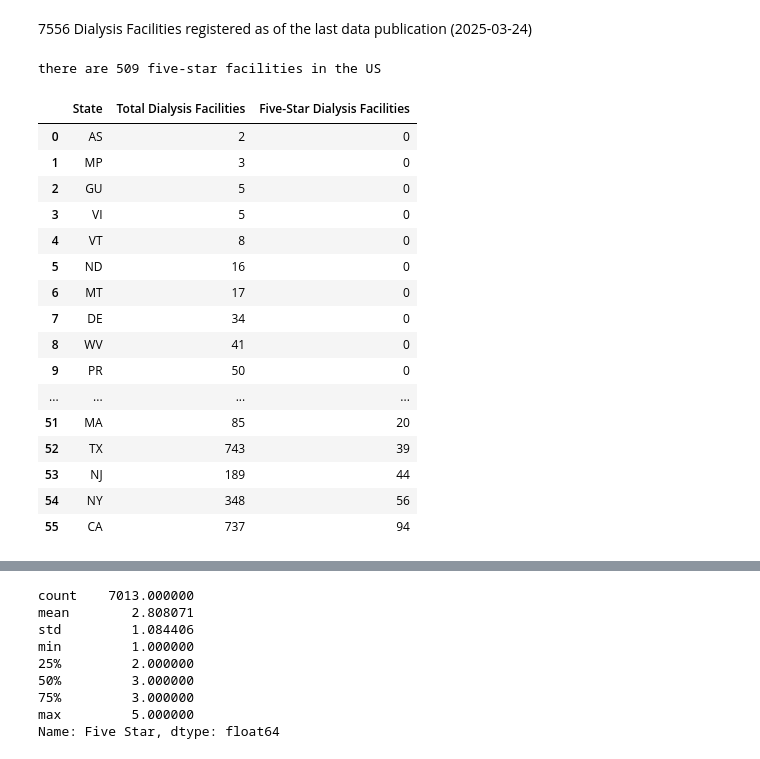
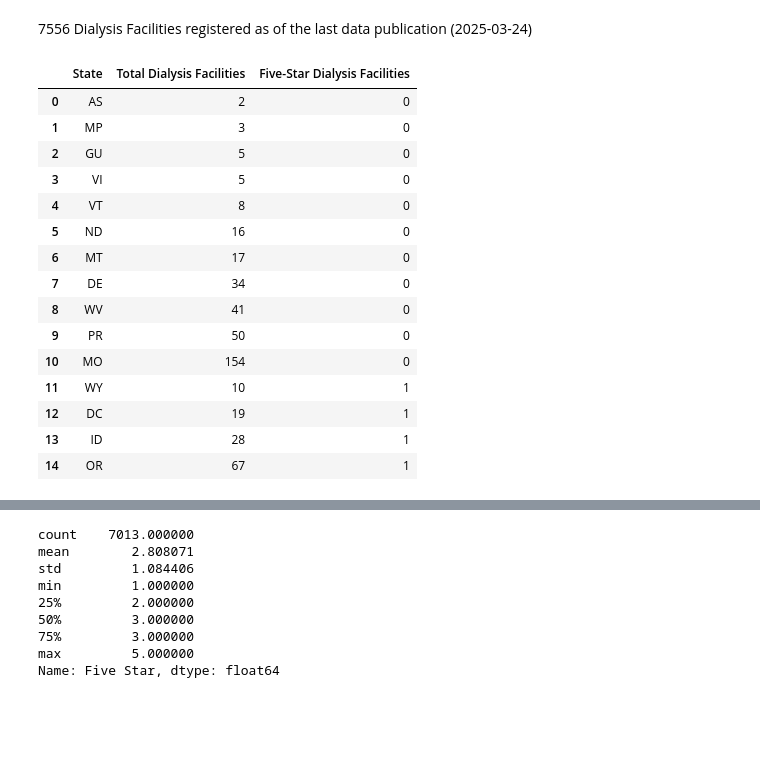
Before and after one commit to bm760/udacity-ds-project1, a Jupyter notebook: Dialysis Analysis.ipynb, the cells around one changed output, grey strips where cells are left out. Cells and saved outputs as stored; diff of their text form; code cells hidden in the pictures; blank space fills up the shorter version.

Commit message:
updated dialysis analysis
added discussion of handling missing values , restructured notebook to follow CRISP-DM
added functions and function strings

```diff
--- a/Dialysis Analysis.ipynb
+++ b/Dialysis Analysis.ipynb
@@ -44,44 +59,51 @@ dfc_f.shape
 # %% [markdown]
 7556 Dialysis Facilities registered as of the last data publication (2025-03-24)
 # %%
-# how many 5 star facilities are there in the US?
+# filter for observations with 5 stars
+def count_five_star(data):
+    '''
 
-# filter for observations with 5 stars
-five_star = dfc_f[dfc_f['Five Star'] == 5]
-print(f'there are {len(five_star)} five-star facilities in the US')
+    return a dataframe with counts of total dialysis facilities and five-star dialysis facilities by region
 
-# how are the 5 star facilities distributed in the states?
-five_star_states = five_star.groupby('State')['CMS Certification Number (CCN)'].count().reset_index()
+    Inputs: data, dataframe of facility level data
 
-# which state have the fewest/none?
-# to get a list of all states and their total facilities, count from the original dataframe
-# then merge with the count of 5 star facilities in each state
-# rename columns as needed
-# order by # of 5 star and total facilities
-facility_counts = dfc_f.groupby(['State'])['CMS Certification Number (CCN)'].count().reset_index() \
-     .merge(five_star_states, how='left', on='State') \
-     .rename(columns={'CMS Certification Number (CCN)_x':'Total Dialysis Facilities',
-                      'CMS Certification Number (CCN)_y':'Five-Star Dialysis Facilities'}) \
-     .fillna(0).astype({'Five-Star Dialysis Facilities': 'int'}) \
-     .sort_values(['Five-Star Dialysis Facilities', 'Total Dialysis Facilities']) \
-     .reset_index().drop('index', axis=1)
-facility_counts
+    Outputs: data_facility_counts, dataframe of counts by state for total facilities and five-star facilities
+    '''
+    five_star = data[data['Five Star'] == 5]
+
+
+    # how are the 5 star facilities distributed in the states?
+    five_star_states = five_star.groupby('State')['CMS Certification Number (CCN)'].count().reset_index()
+
+    # which state have the fewest/none?
+    # to get a list of all states and their total facilities, count from the original dataframe
+    # then merge with the count of 5 star facilities in each state
+    # rename columns as needed
+    # order by # of 5 star and total facilities
+    data_facility_counts = data.groupby(['State'])['CMS Certification Number (CCN)'].count().reset_index() \
+         .merge(five_star_states, how='left', on='State') \
+         .rename(columns={'CMS Certification Number (CCN)_x':'Total Dialysis Facilities',
+                          'CMS Certification Number (CCN)_y':'Five-Star Dialysis Facilities'}) \
+         .fillna(0).astype({'Five-Star Dialysis Facilities': 'int'}) \
+         .sort_values(['Five-Star Dialysis Facilities', 'Total Dialysis Facilities']) \
+         .reset_index().drop('index', axis=1)
+    return data_facility_counts
+
+count_five_star(dfc_f).head(15)
 # %% [output]
-there are 509 five-star facilities in the US
 |  | State | Total Dialysis Facilities | Five-Star Dialysis Facilities |
 | 0 | AS | 2 | 0 |
 | 1 | MP | 3 | 0 |
 | 2 | GU | 5 | 0 |
 | 3 | VI | 5 | 0 |
 | 4 | VT | 8 | 0 |
 | 5 | ND | 16 | 0 |
 | 6 | MT | 17 | 0 |
 | 7 | DE | 34 | 0 |
 | 8 | WV | 41 | 0 |
 | 9 | PR | 50 | 0 |
-| ... | ... | ... | ... |
-| 51 | MA | 85 | 20 |
-| 52 | TX | 743 | 39 |
-| 53 | NJ | 189 | 44 |
-| 54 | NY | 348 | 56 |
-| 55 | CA | 737 | 94 |
+| 10 | MO | 154 | 0 |
+| 11 | WY | 10 | 1 |
+| 12 | DC | 19 | 1 |
+| 13 | ID | 28 | 1 |
+| 14 | OR | 67 | 1 |
```
Also changed, not shown: parts of 47 cells of this notebook.
